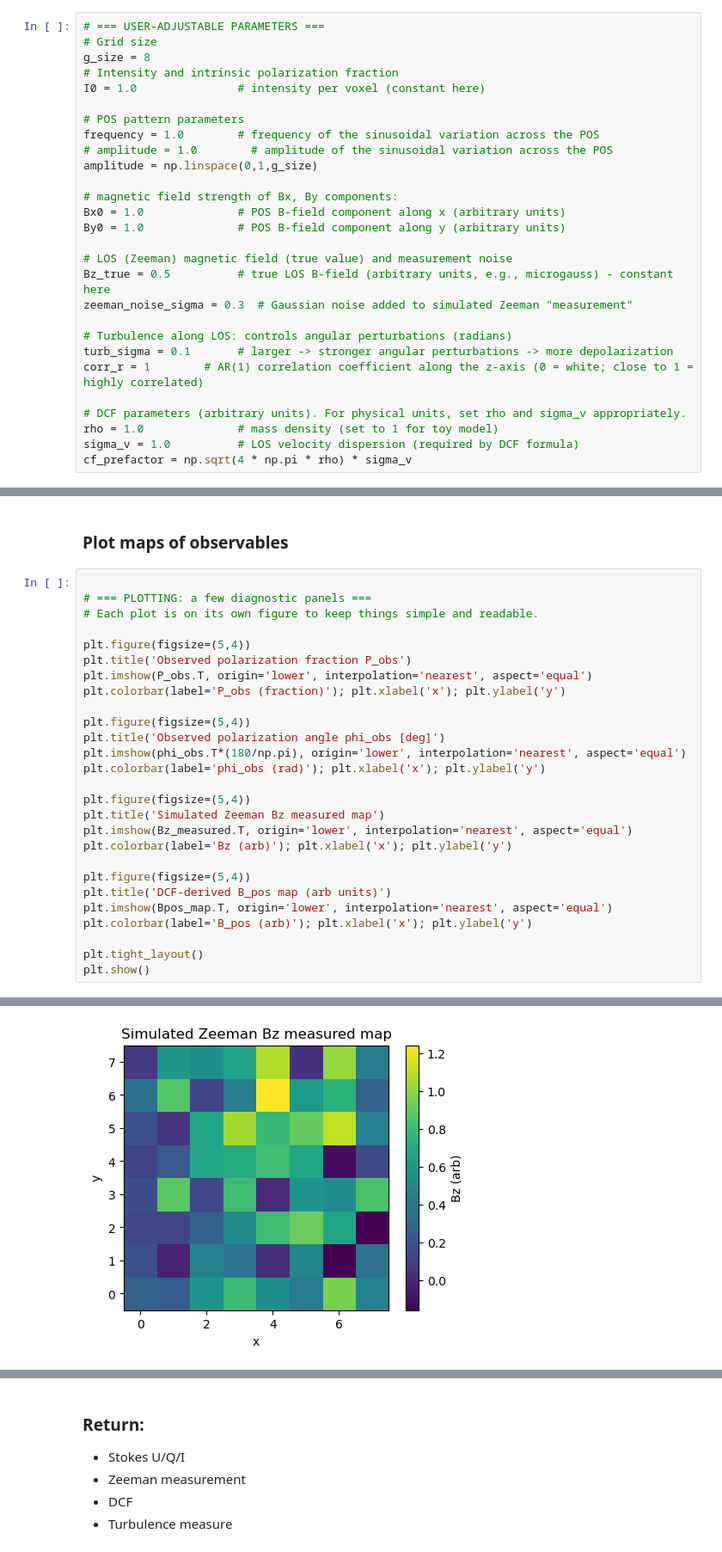
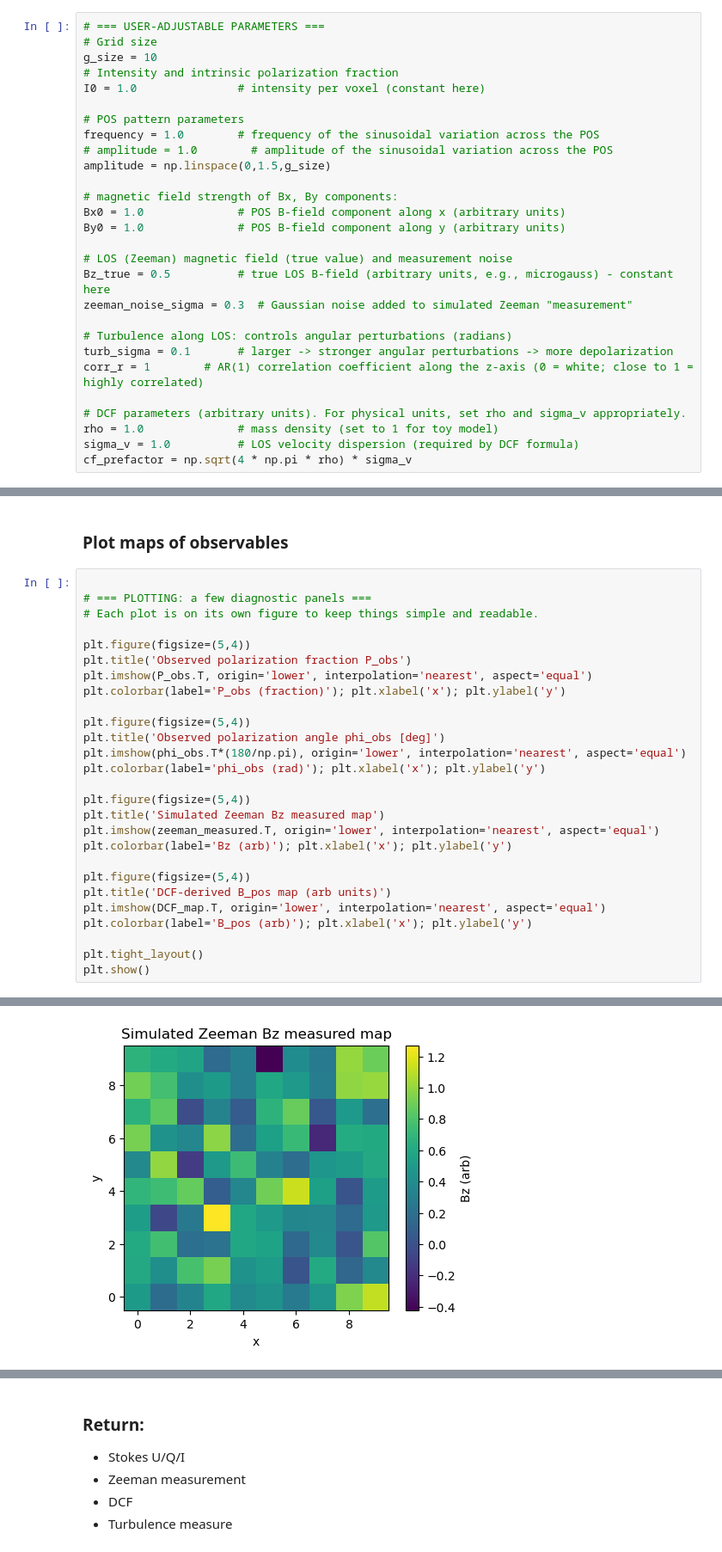
Before and after one commit to skressy/reconstruction, a Jupyter notebook: 25D_zeeman_recon/ism_polarization_toy_model.ipynb, the cells around one changed output, grey strips where cells are left out. Shown at 86% size. Cells and saved outputs as stored; diff of their text form.

```diff
--- a/25D_zeeman_recon/ism_polarization_toy_model.ipynb
+++ b/25D_zeeman_recon/ism_polarization_toy_model.ipynb
@@ -13,14 +13,14 @@ import matplotlib.pyplot as plt
 # %%
 # === USER-ADJUSTABLE PARAMETERS ===
 # Grid size
-g_size = 8
+g_size = 10
 # Intensity and intrinsic polarization fraction
 I0 = 1.0               # intensity per voxel (constant here)
 
 # POS pattern parameters
 frequency = 1.0        # frequency of the sinusoidal variation across the POS
 # amplitude = 1.0        # amplitude of the sinusoidal variation across the POS
-amplitude = np.linspace(0,1,g_size)
+amplitude = np.linspace(0,1.5,g_size)
 
 # magnetic field strength of Bx, By components:
 Bx0 = 1.0              # POS B-field component along x (arbitrary units)
@@ -298,12 +312,12 @@ plt.colorbar(label='phi_obs (rad)'); plt.xlabel('x'); plt.ylabel('y')
 
 plt.figure(figsize=(5,4))
 plt.title('Simulated Zeeman Bz measured map')
-plt.imshow(Bz_measured.T, origin='lower', interpolation='nearest', aspect='equal')
+plt.imshow(zeeman_measured.T, origin='lower', interpolation='nearest', aspect='equal')
 plt.colorbar(label='Bz (arb)'); plt.xlabel('x'); plt.ylabel('y')
 
 plt.figure(figsize=(5,4))
 plt.title('DCF-derived B_pos map (arb units)')
-plt.imshow(Bpos_map.T, origin='lower', interpolation='nearest', aspect='equal')
+plt.imshow(DCF_map.T, origin='lower', interpolation='nearest', aspect='equal')
 plt.colorbar(label='B_pos (arb)'); plt.xlabel('x'); plt.ylabel('y')
 
 plt.tight_layout()
@@ -314 +328 @@ plt.show()
-[figure, old version]
+[figure, new version]
```
Also changed, not shown: parts of 9 cells of this notebook.
